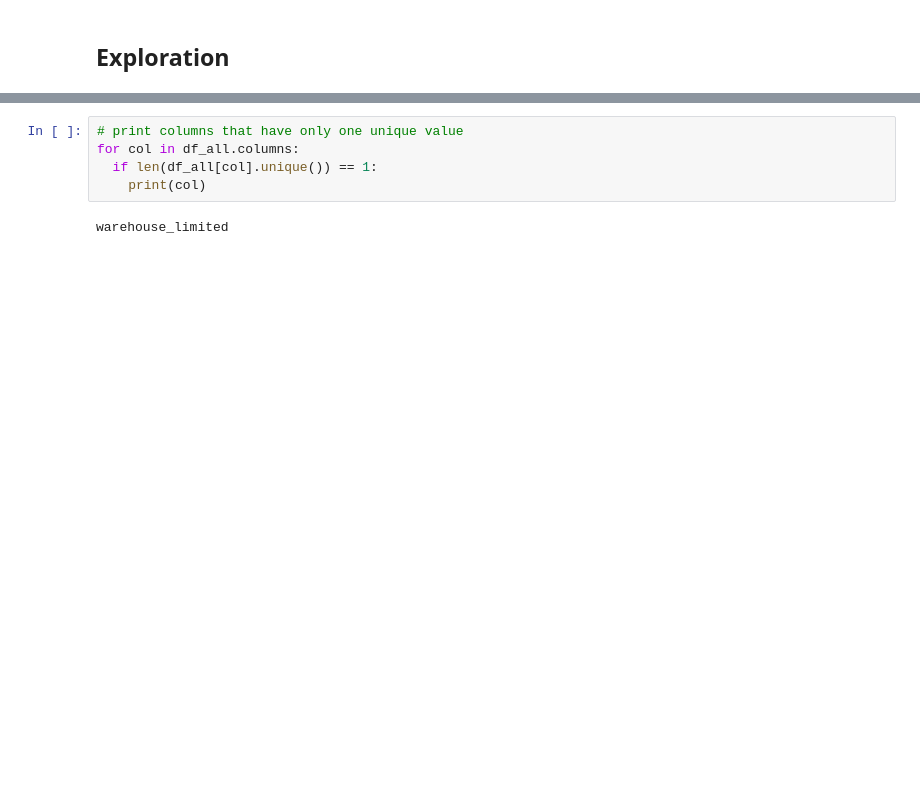
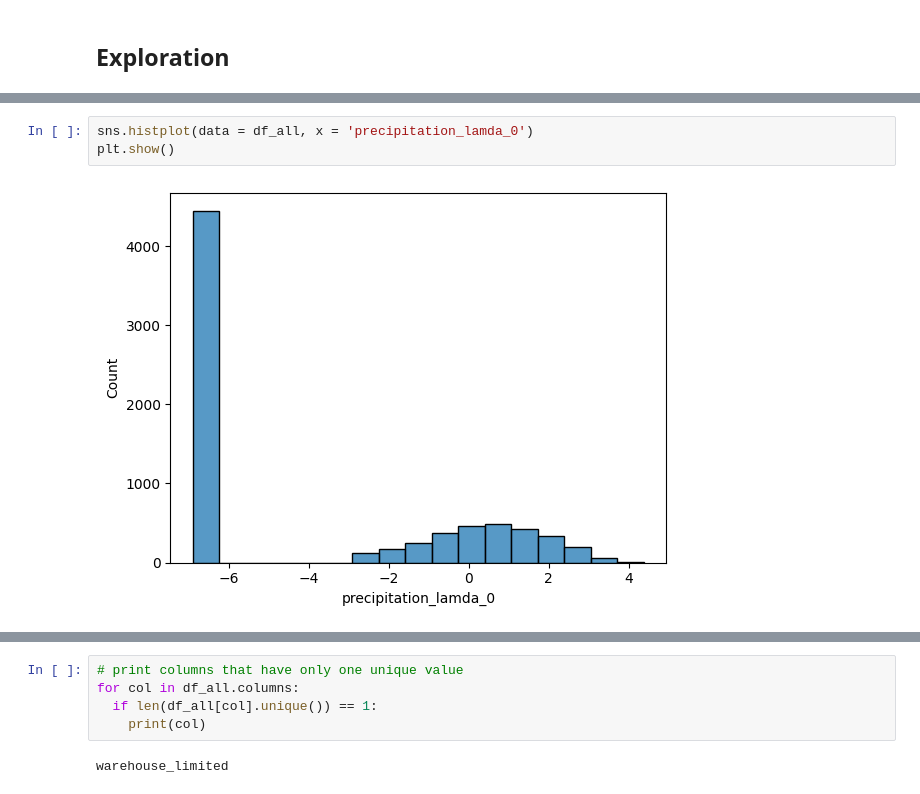
Before and after one commit to notfakearcher/julian, a Jupyter notebook: 04_projects/orders_forecasting/code/orders_forcasting.ipynb, the cells around one changed output, grey strips where cells are left out. Saved outputs shown, nothing was run; the diff lists cells and outputs as text; blank space fills up the shorter version.

```diff
--- a/04_projects/orders_forecasting/code/orders_forcasting.ipynb
+++ b/04_projects/orders_forecasting/code/orders_forcasting.ipynb
@@ -230,0 +308,5 @@ df_all.sample(5)
+# %%
+sns.histplot(data = df_all, x = 'precipitation_lamda_0')
+plt.show()
+# %% [output]
+[figure, added]
```
Also changed, not shown: parts of 19 cells of this notebook, 3 other files.
